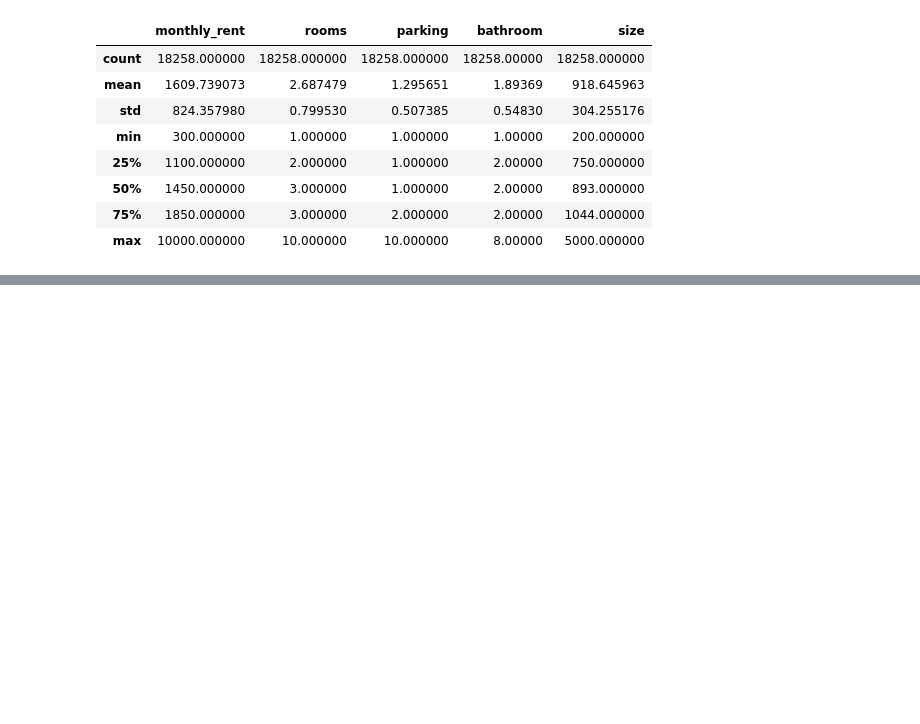
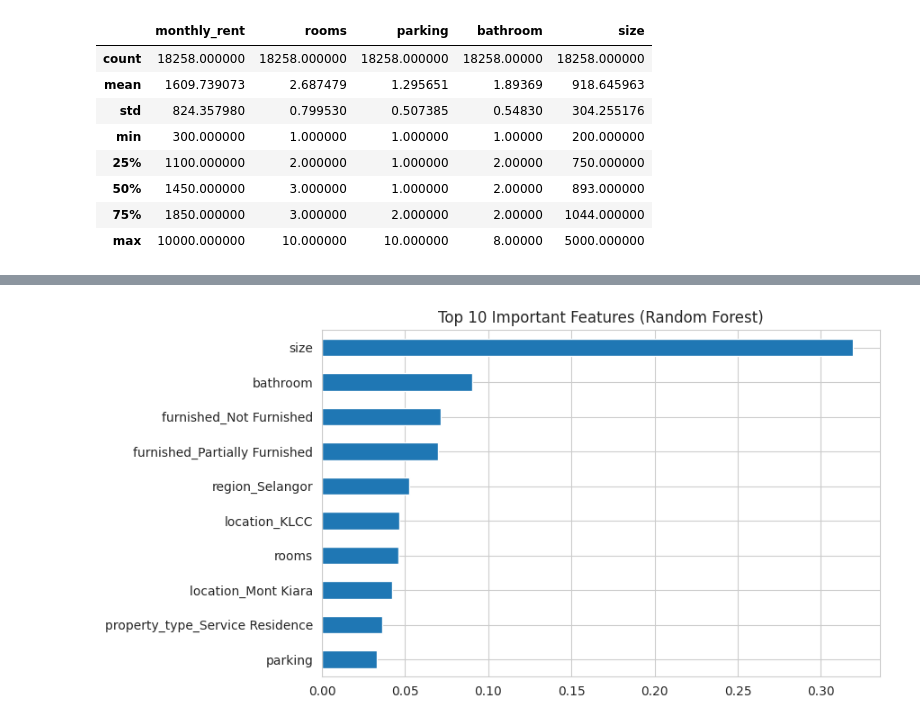
Before and after one commit to peterlinghuazhong/-CU05-Data-Science-Capstone-Project-, a Jupyter notebook: HousesRental.ipynb, the cells around one changed output, grey strips where cells are left out. Saved outputs shown, nothing was run; the diff lists cells and outputs as text; code cells hidden in the pictures; blank space fills up the shorter version.

```diff
--- a/HousesRental.ipynb
+++ b/HousesRental.ipynb
@@ -297,0 +417,4 @@ plt.show()
+# %%
+X_train, X_test, y_train, y_test = train_test_split(X, y, test_size=0.2, random_state=42)
+print("Training rows:", len(X_train))
+print("Testing rows:", len(X_test))
@@ -297,0 +428,4 @@ plt.show()
+# %%
+scaler = StandardScaler()
+X_train_scaled = scaler.fit_transform(X_train)
+X_test_scaled = scaler.transform(X_test)
@@ -297,0 +439,9 @@ plt.show()
+# %%
+lr = LinearRegression()
+lr.fit(X_train_scaled, y_train)
+lr_pred = lr.predict(X_test_scaled)
+
+print("MAE :", mean_absolute_error(y_test, lr_pred))
+print("MSE :", mean_squared_error(y_test, lr_pred))
+print("RMSE:", np.sqrt(mean_squared_error(y_test, lr_pred)))
+print("R2  :", r2_score(y_test, lr_pred))
@@ -297,0 +456,9 @@ plt.show()
+# %%
+rf = RandomForestRegressor(max_features=0.33, random_state=42)
+rf.fit(X_train_scaled, y_train)
+rf_pred = rf.predict(X_test_scaled)
+
+print("MAE :", mean_absolute_error(y_test, rf_pred))
+print("MSE :", mean_squared_error(y_test, rf_pred))
+print("RMSE:", np.sqrt(mean_squared_error(y_test, rf_pred)))
+print("R2  :", r2_score(y_test, rf_pred))
@@ -297,0 +499,7 @@ plt.show()
+# %%
+importance = pd.Series(rf.feature_importances_, index=X.columns)
+importance.sort_values().tail(10).plot(kind="barh")
+plt.title("Top 10 Important Features (Random Forest)")
+plt.show()
+# %% [output]
+[figure, added]
```
Also changed, not shown: parts of 67 cells of this notebook.
